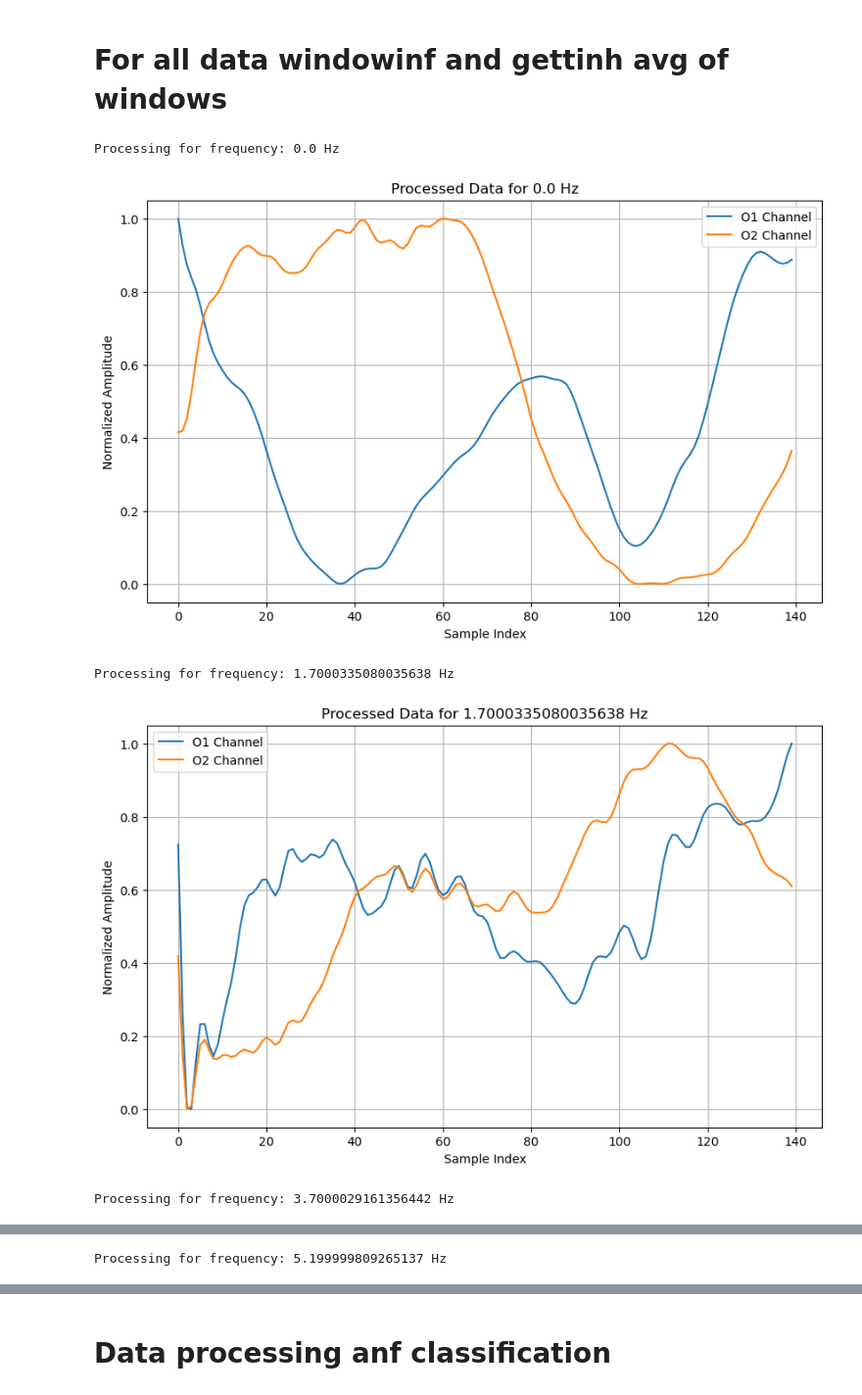
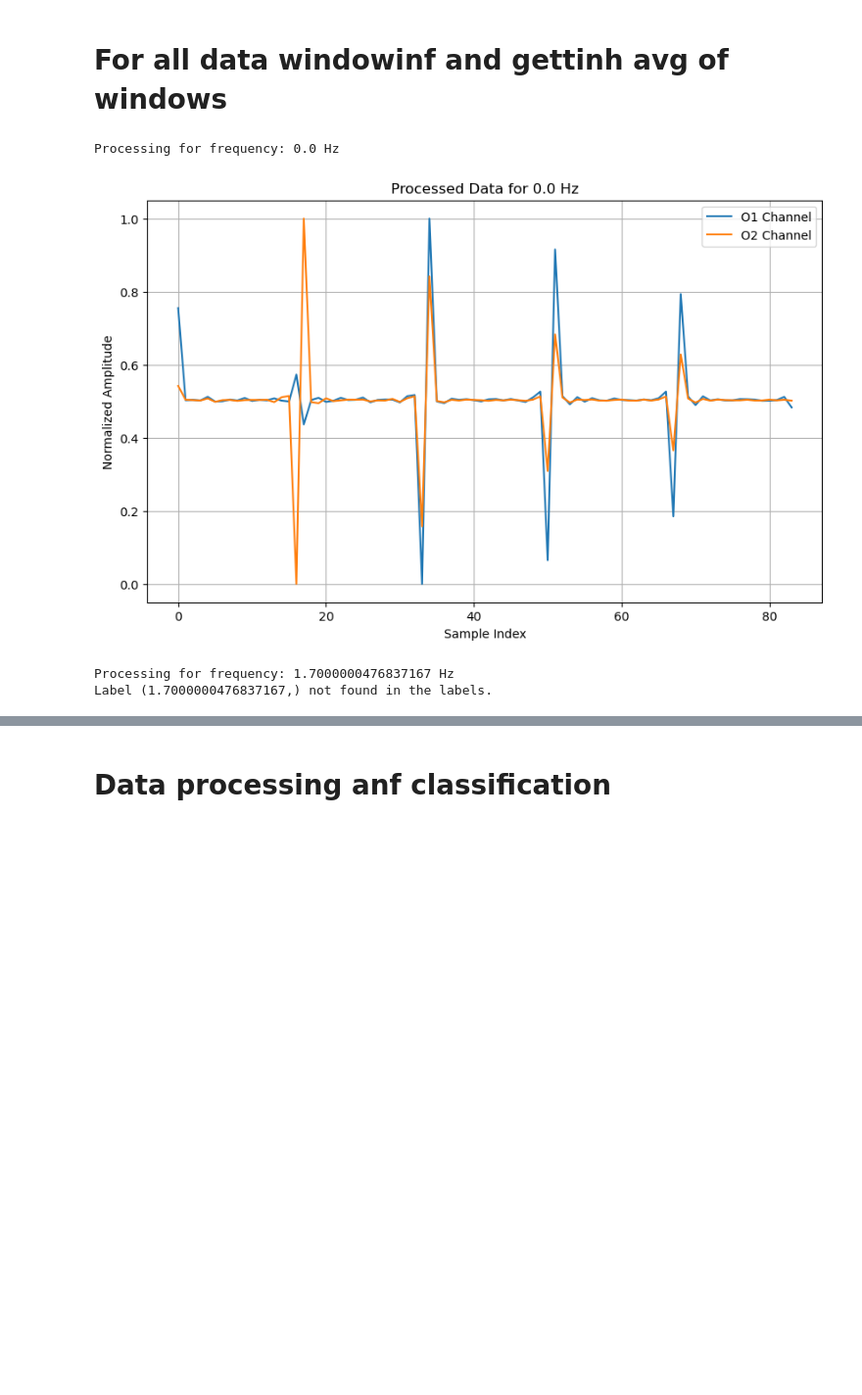
Before and after one commit to hfznr/NeurofeedbackGame, a Jupyter notebook: python/BrainBitDemo/wfdb_data/signal_processing.ipynb, the cells around one changed output, grey strips where cells are left out. Shown: that part at 98% size. Drawn from its saved outputs; the diff is of its cells as text; code cells hidden in the pictures; blank space fills up the shorter version.

```diff
--- a/python/BrainBitDemo/wfdb_data/signal_processing.ipynb
+++ b/python/BrainBitDemo/wfdb_data/signal_processing.ipynb
@@ -258,5 +266,5 @@ First 10 Samples of Bandpass + Notch Filtered O1 and O2 Channels:
 # %%
-window_size = 140
+window_size = 147
 # Calculate the total number of full windows
 num_windows = notch_filtered_data.shape[0] // window_size
 
@@ -268,7 +276,7 @@ print(f"Shape of Windowed Data: {windowed_data.shape}")
 
 
 # Calculate the average across all windows
-average_window = np.mean(windowed_data, axis=0)
+average_window = np.mean(windowed_data, axis=1)
 
 # Print the shape of the resulting average
 print(f"Shape of the Average Window: {average_window.shape}")
@@ -316,0 +325,29 @@ plt.show()
+# %%
+k = 5
+first = normalized_average_window[:k*1,]
+second = normalized_average_window[k*1:k*2,]
+third = normalized_average_window[k*2:k*3,]
+fourth = normalized_average_window[k*3:k*4,]
+print(first.shape), print(second.shape), print(third.shape), print(fourth.shape)
+
+#get the first 4 seconds of the recording average:
+average_window = np.average((first, second, third, fourth), axis=0)
+
+# Plot the two channels
+plt.figure(figsize=(10, 6))
+
+# Plot the first channel (O1)
+plt.plot(average_window[:, 0], label="O1 Channel")
+
+# Plot the second channel (O2)
+plt.plot(average_window[:, 1], label="O2 Channel")
+
+# Add titles and labels
+plt.title("Average of O1 and O2 Channels (250 Samples)")
+plt.xlabel("Sample Index")
+plt.ylabel("Signal Amplitude")
+plt.legend()
+plt.grid()
+
+# Display the plot
+plt.show()
@@ -383,7 +426,7 @@ def process_frequency(signals, labels, target_label, sampling_rate=250, low_cuto
     windowed_data = notch_filtered_data[:num_windows * window_size].reshape(num_windows, window_size, 2)
 
     # Compute the average across all windows
-    average_window = np.mean(windowed_data, axis=0)
+    average_window = np.mean(windowed_data, axis=1)
 
     # Normalize the average window
     normalized_o1 = normalize_channel(average_window[:, 0])
@@ -397,36 +440,35 @@ def plot_processed_data(data, title="Processed Data for Target Frequency"):
     plt.figure(figsize=(10, 6))
     plt.plot(data[:, 0], label="O1 Channel")
     plt.plot(data[:, 1], label="O2 Channel")
     plt.title(title)
     plt.xlabel("Sample Index")
     plt.ylabel("Normalized Amplitude")
     plt.legend()
     plt.grid()
     plt.show()
 
 # Example usage
 def process_and_plot_for_frequencies(signals, labels, target_frequencies, **kwargs):
     for freq in target_frequencies:
         print(f"Processing for frequency: {freq} Hz")
         processed_data = process_frequency(signals, labels, (freq,), **kwargs)
         if processed_data is not None:
             plot_processed_data(processed_data, title=f"Processed Data for {freq} Hz")
 
 # Example target frequencies
 
 
-target_frequencies = [0.0,1.7000335080035638,3.7000029161356442,5.199999809265137]
+target_frequencies = [0.0,1.7000000476837168]
 
 # Call the function with signals, labels, and target frequencies
 process_and_plot_for_frequencies(signals, labels, target_frequencies,
                                  sampling_rate=250,
                                  low_cutoff=1.0,
                                  high_cutoff=40.0,
                                  notch_freq=50.0,
-                                 window_size=140)
+                                 window_size=147)
 # %% [output]
 Processing for frequency: 0.0 Hz
-[figure, old version]
+[figure, new version]
-Processing for frequency: 1.7000335080035638 Hz
+Processing for frequency: 1.7000000476837167 Hz
+Label (1.7000000476837167,) not found in the labels.
-[figure, removed]
-Processing for frequency: 3.7000029161356442 Hz
@@ -434 +474,0 @@ Processing for frequency: 3.7000029161356442 Hz
-Processing for frequency: 5.199999809265137 Hz
```
Also changed, not shown: parts of 17 cells of this notebook, 1 other file.
